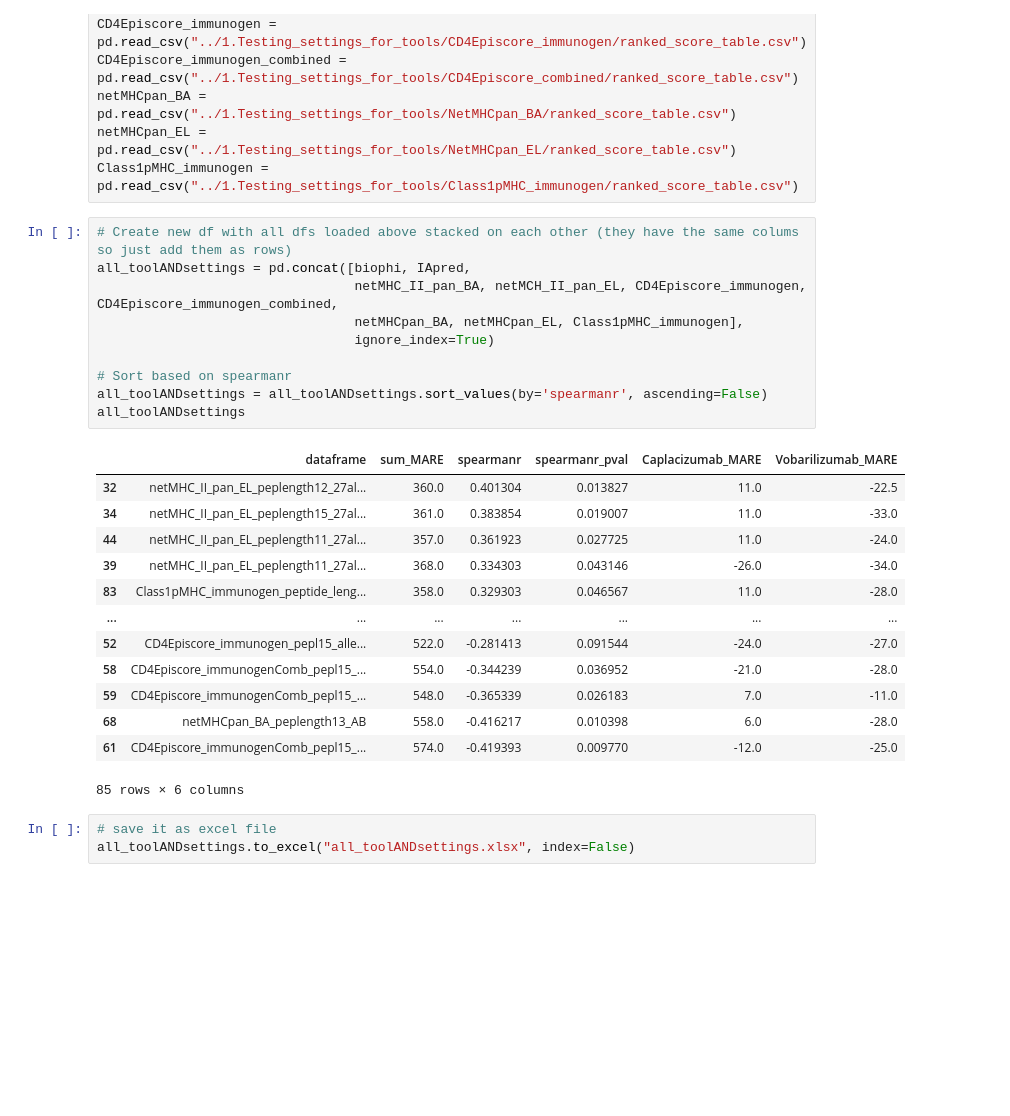
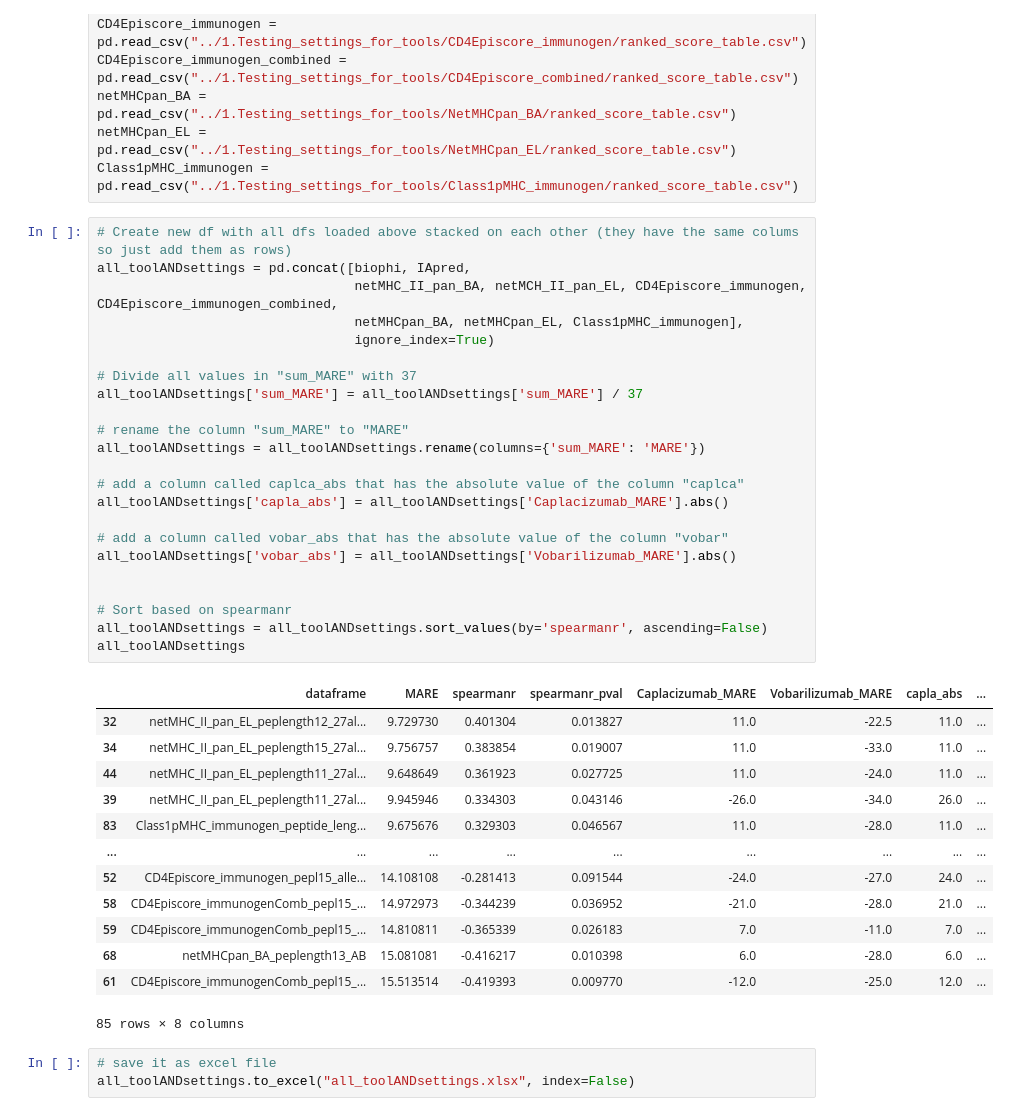
Before and after one commit to RebeckaAntonsson/Thesis, a Jupyter notebook: Immonogenecity_tool_testing/2.Best_tools/all_toolANDsettings.ipynb, the cells around one changed output. Drawn from its saved outputs; the diff is of its cells as text; blank space fills up the shorter version.

```diff
--- a/Immonogenecity_tool_testing/2.Best_tools/all_toolANDsettings.ipynb
+++ b/Immonogenecity_tool_testing/2.Best_tools/all_toolANDsettings.ipynb
@@ -17,27 +18,40 @@ Class1pMHC_immunogen = pd.read_csv("../1.Testing_settings_for_tools/Class1pMHC_i
 # %%
 # Create new df with all dfs loaded above stacked on each other (they have the same colums so just add them as rows)
 all_toolANDsettings = pd.concat([biophi, IApred,
                                  netMHC_II_pan_BA, netMCH_II_pan_EL, CD4Episcore_immunogen, CD4Episcore_immunogen_combined,
                                  netMHCpan_BA, netMHCpan_EL, Class1pMHC_immunogen],
                                  ignore_index=True)
 
+# Divide all values in "sum_MARE" with 37
+all_toolANDsettings['sum_MARE'] = all_toolANDsettings['sum_MARE'] / 37
+
+# rename the column "sum_MARE" to "MARE"
+all_toolANDsettings = all_toolANDsettings.rename(columns={'sum_MARE': 'MARE'})
+
+# add a column called caplca_abs that has the absolute value of the column "caplca"
+all_toolANDsettings['capla_abs'] = all_toolANDsettings['Caplacizumab_MARE'].abs()
+
+# add a column called vobar_abs that has the absolute value of the column "vobar"
+all_toolANDsettings['vobar_abs'] = all_toolANDsettings['Vobarilizumab_MARE'].abs()
+
+
 # Sort based on spearmanr
 all_toolANDsettings = all_toolANDsettings.sort_values(by='spearmanr', ascending=False)
 all_toolANDsettings
 # %% [output]
-|  | dataframe | sum_MARE | spearmanr | spearmanr_pval | Caplacizumab_MARE | Vobarilizumab_MARE |
-| 32 | netMHC_II_pan_EL_peplength12_27al... | 360.0 | 0.401304 | 0.013827 | 11.0 | -22.5 |
-| 34 | netMHC_II_pan_EL_peplength15_27al... | 361.0 | 0.383854 | 0.019007 | 11.0 | -33.0 |
-| 44 | netMHC_II_pan_EL_peplength11_27al... | 357.0 | 0.361923 | 0.027725 | 11.0 | -24.0 |
-| 39 | netMHC_II_pan_EL_peplength11_27al... | 368.0 | 0.334303 | 0.043146 | -26.0 | -34.0 |
-| 83 | Class1pMHC_immunogen_peptide_leng... | 358.0 | 0.329303 | 0.046567 | 11.0 | -28.0 |
-| ... | ... | ... | ... | ... | ... | ... |
-| 52 | CD4Episcore_immunogen_pepl15_alle... | 522.0 | -0.281413 | 0.091544 | -24.0 | -27.0 |
-| 58 | CD4Episcore_immunogenComb_pepl15_... | 554.0 | -0.344239 | 0.036952 | -21.0 | -28.0 |
-| 59 | CD4Episcore_immunogenComb_pepl15_... | 548.0 | -0.365339 | 0.026183 | 7.0 | -11.0 |
-| 68 | netMHCpan_BA_peplength13_AB | 558.0 | -0.416217 | 0.010398 | 6.0 | -28.0 |
-| 61 | CD4Episcore_immunogenComb_pepl15_... | 574.0 | -0.419393 | 0.009770 | -12.0 | -25.0 |
+|  | dataframe | MARE | spearmanr | spearmanr_pval | Caplacizumab_MARE | Vobarilizumab_MARE | capla_abs | ... |
+| 32 | netMHC_II_pan_EL_peplength12_27al... | 9.729730 | 0.401304 | 0.013827 | 11.0 | -22.5 | 11.0 | ... |
+| 34 | netMHC_II_pan_EL_peplength15_27al... | 9.756757 | 0.383854 | 0.019007 | 11.0 | -33.0 | 11.0 | ... |
+| 44 | netMHC_II_pan_EL_peplength11_27al... | 9.648649 | 0.361923 | 0.027725 | 11.0 | -24.0 | 11.0 | ... |
+| 39 | netMHC_II_pan_EL_peplength11_27al... | 9.945946 | 0.334303 | 0.043146 | -26.0 | -34.0 | 26.0 | ... |
+| 83 | Class1pMHC_immunogen_peptide_leng... | 9.675676 | 0.329303 | 0.046567 | 11.0 | -28.0 | 11.0 | ... |
+| ... | ... | ... | ... | ... | ... | ... | ... | ... |
+| 52 | CD4Episcore_immunogen_pepl15_alle... | 14.108108 | -0.281413 | 0.091544 | -24.0 | -27.0 | 24.0 | ... |
+| 58 | CD4Episcore_immunogenComb_pepl15_... | 14.972973 | -0.344239 | 0.036952 | -21.0 | -28.0 | 21.0 | ... |
+| 59 | CD4Episcore_immunogenComb_pepl15_... | 14.810811 | -0.365339 | 0.026183 | 7.0 | -11.0 | 7.0 | ... |
+| 68 | netMHCpan_BA_peplength13_AB | 15.081081 | -0.416217 | 0.010398 | 6.0 | -28.0 | 6.0 | ... |
+| 61 | CD4Episcore_immunogenComb_pepl15_... | 15.513514 | -0.419393 | 0.009770 | -12.0 | -25.0 | 12.0 | ... |
-85 rows × 6 columns
+85 rows × 8 columns
 # %%
 # save it as excel file
 all_toolANDsettings.to_excel("all_toolANDsettings.xlsx", index=False)
```
Also changed, not shown: parts of 2 cells of this notebook.
